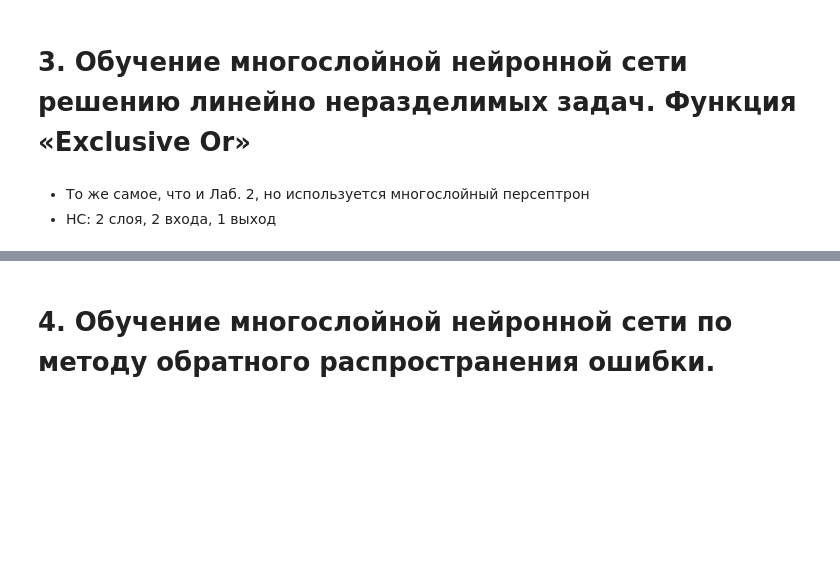
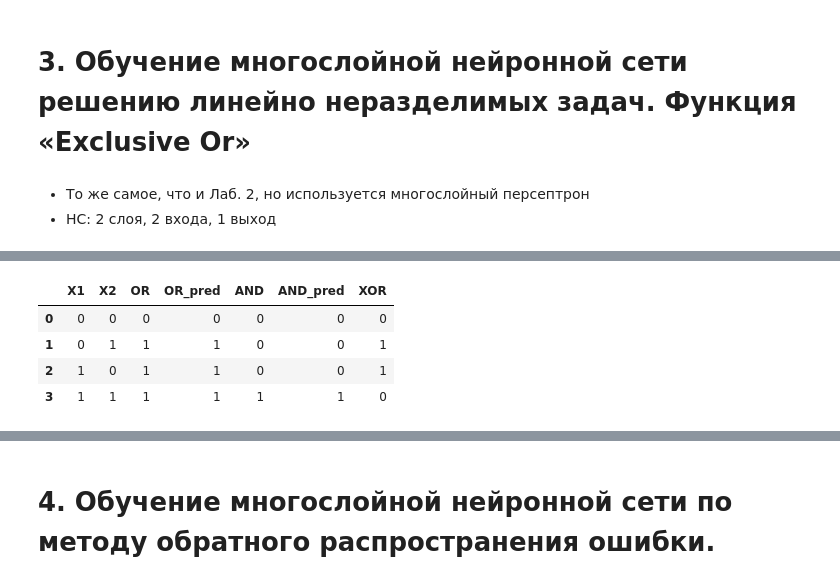
Before and after one commit to kae4ka/university-hometasks, a Jupyter notebook: INS.ipynb, the cells around one changed output, grey strips where cells are left out. Cells and saved outputs as stored; diff of their text form; code cells hidden in the pictures; blank space fills up the shorter version.

```diff
--- a/INS.ipynb
+++ b/INS.ipynb
@@ -153,0 +155,15 @@ df
+# %%
+X = np.array([[0,0], [0,1], [1,0], [1,1]])
+
+Y_xor = np.array([0, 1, 1, 0])
+Y_or = np.array([0, 1, 1, 1])
+Y_and = np.array([0, 0, 0, 1])
+
+W_or = np.random.rand(3,)
+W_and = np.random.rand(3,)
+W_not = np.random.rand(2,)
+
+df = pd.DataFrame({'X1': X[:, 0], 'X2': X[:, 1],
+                  'OR': Y_or, 'AND': Y_and, 'XOR': Y_xor},
+                  columns=['X1', 'X2', 'OR', 'AND', 'XOR'])
+df
@@ -274,0 +204,24 @@ XOR:
+# %%
+# обучение логическому ИЛИ
+W_or = np.copy(training(X, Y_or, W_or))
+# обучение логическому И
+W_and = np.copy(training(X, Y_and, W_and))
+
+y_pred_or = []
+y_pred_and = []
+
+for k in X:
+  k = np.insert(k, len(k), 1, axis=0)
+  y_pred_or.append(perceptron(k, W_or))
+  y_pred_and.append(perceptron(k, W_and))
+
+df.insert(3, "OR_pred", y_pred_or, True)
+df.insert(5, "AND_pred", y_pred_and, True)
+
+df
+# %% [output]
+|  | X1 | X2 | OR | OR_pred | AND | AND_pred | XOR |
+| 0 | 0 | 0 | 0 | 0 | 0 | 0 | 0 |
+| 1 | 0 | 1 | 1 | 1 | 0 | 0 | 1 |
+| 2 | 1 | 0 | 1 | 1 | 0 | 0 | 1 |
+| 3 | 1 | 1 | 1 | 1 | 1 | 1 | 0 |
```
Also changed, not shown: parts of 8 cells of this notebook.
